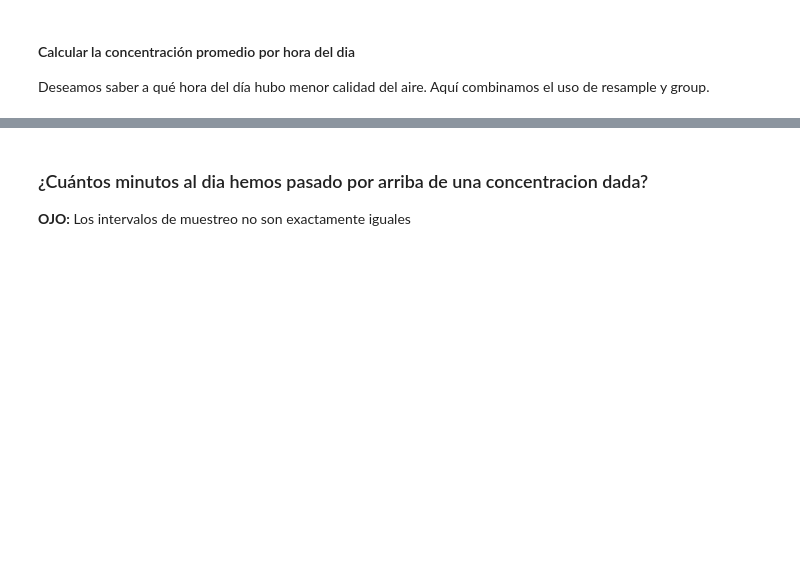
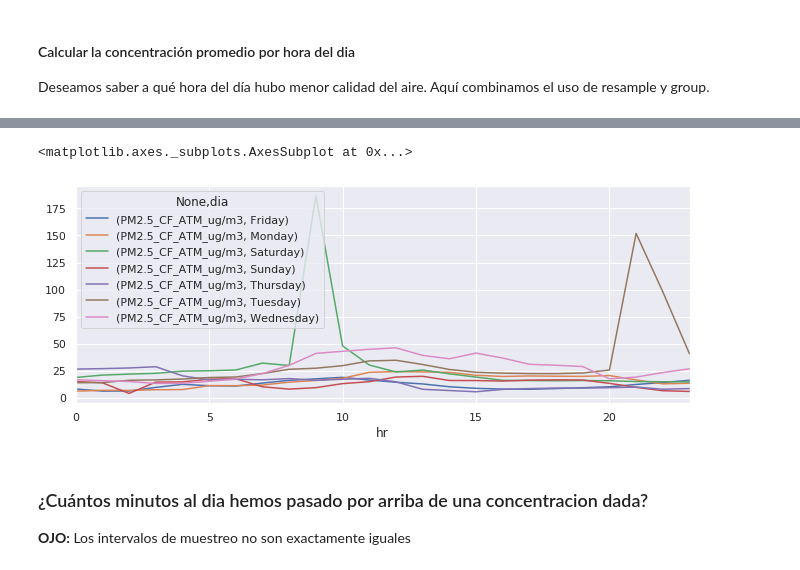
Before and after one commit to tozanni/airhacking_ddmty2019, a Jupyter notebook: AirHacking_DDMTY.ipynb, the cells around one changed output, grey strips where cells are left out. Cells and saved outputs as stored; diff of their text form; code cells hidden in the pictures; blank space fills up the shorter version.

```diff
--- a/AirHacking_DDMTY.ipynb
+++ b/AirHacking_DDMTY.ipynb
@@ -391,3 +406,16 @@ pm25_hr_avg.groupby('hr').mean().plot()
+# %%
+
+pm25_hr_avg['dia'] = pm25_hr_avg.index.weekday_name
+
+#pm25_hr_avg.drop(columns=["PM1.0_CF_ATM_ug/m3"],inplace=True)
+
+# Generar una columna por dia con unstack -2
+unstacked = pm25_hr_avg.groupby(['dia','hr']).mean().unstack(-2)
+# %%
+unstacked.plot()
+# %% [output]
+<matplotlib.axes._subplots.AxesSubplot at 0x...>
+[figure, added]
 # %% [markdown]
 ### ¿Cuántos minutos al dia hemos pasado por arriba de una concentracion dada?
 
```
Also changed, not shown: parts of 4 cells of this notebook.
